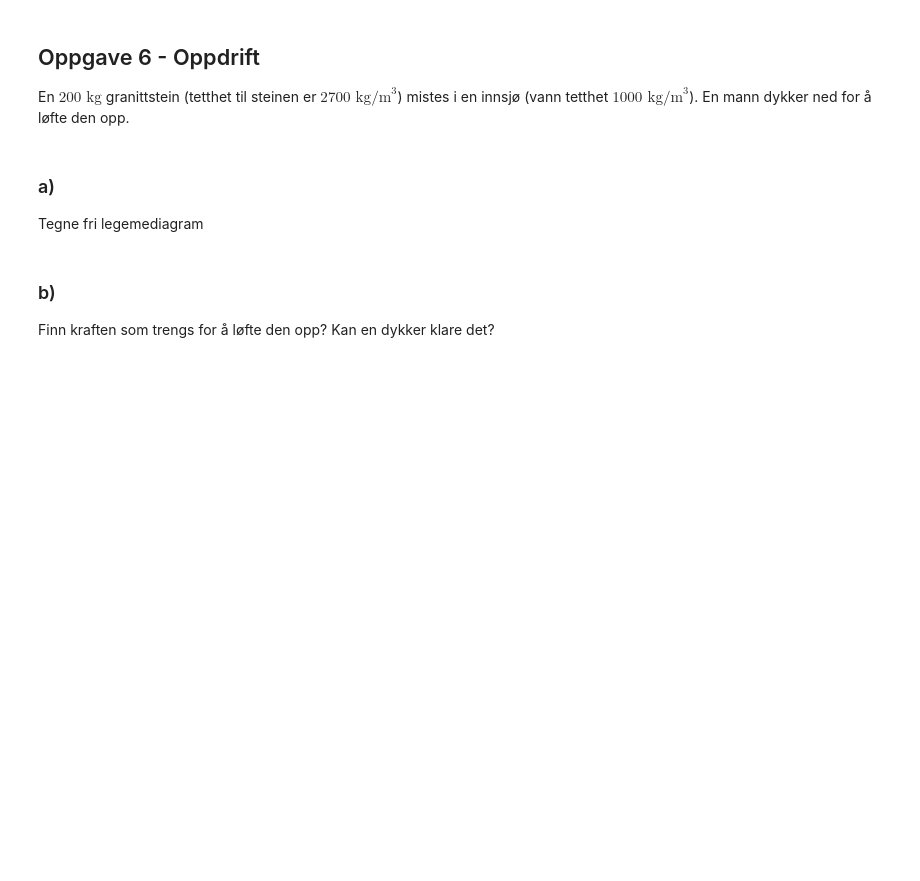
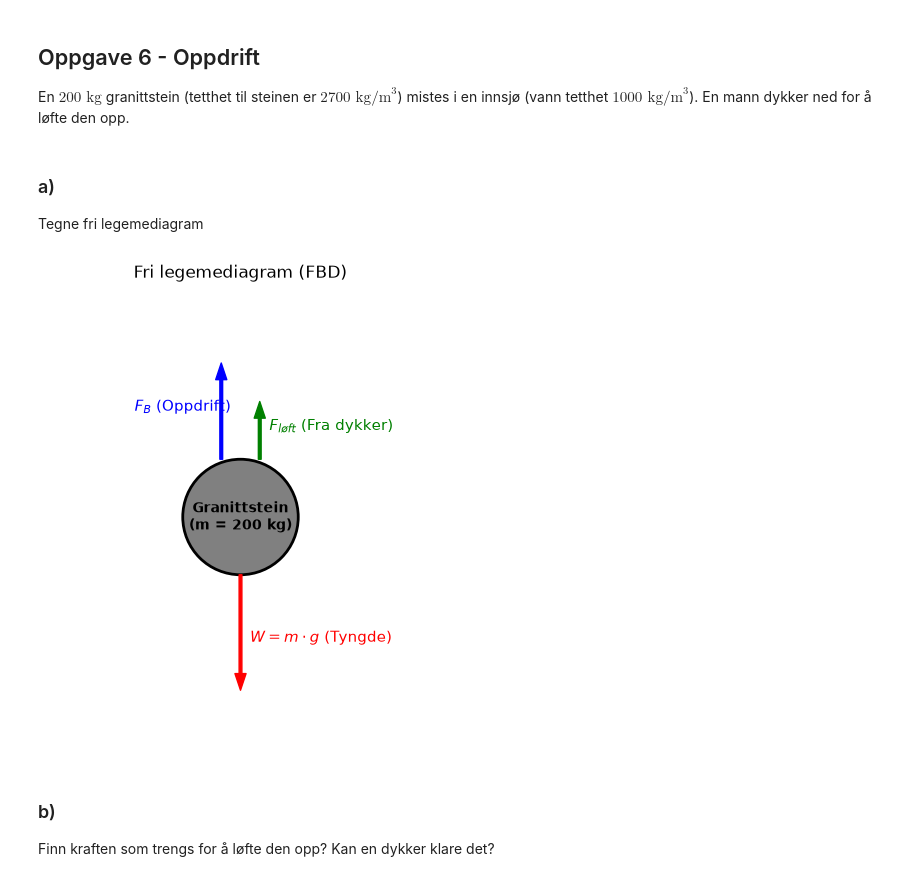
Before and after one commit to LB-Bachelor-mechanical-engineering/MAS220h2026, a Jupyter notebook: obligatory/O1/workspace/O1.ipynb, the cells around one changed output. Drawn from its saved outputs; the diff is of its cells as text; code cells hidden in the pictures; blank space fills up the shorter version.

```diff
--- a/obligatory/O1/workspace/O1.ipynb
+++ b/obligatory/O1/workspace/O1.ipynb
@@ -130,6 +411,51 @@ En $200\text{ kg}$ granittstein (tetthet til steinen er $2700\text{ kg/m}^3$) mi
 # %% [markdown]
 ### a)
 Tegne fri legemediagram
+# %%
+# Oppgave 6a - Fri legemediagram (vektorkrefter)
+
+# Et fri legemediagram for steinen under vann inneholder følgende tre vertikale krefter:
+# 1. Tyngdekraften (W = m * g) virker NEDOVER.
+# 2. Oppdrift (F_B = rho_vann * V * g) virker OPPOVER.
+# 3. Løftekaft fra dykkeren (F_løft) virker OPPOVER.
+
+# Siden systemet er i statisk likevekt ved heving uten akselerasjon, gjelder:
+# sum(F_y) = 0  =>  F_løft + F_B - W = 0
+
+import matplotlib.pyplot as plt
+
+# Visualisering av fri legemediagram
+fig, ax = plt.subplots(figsize=(5, 6))
+
+# Tegn steinen
+stone = plt.Circle((0, 0), 0.3, color='gray', ec='black', lw=2)
+ax.add_patch(stone)
+ax.text(0, 0, 'Granittstein\n(m = 200 kg)', ha='center', va='center', fontweight='bold')
+
+# Vektorer (krefter)
+# Tyngdekraft (ned)
+ax.annotate('', xy=(0, -0.9), xytext=(0, -0.3),
+            arrowprops=dict(facecolor='red', edgecolor='red', shrink=0, width=2, headwidth=8))
+ax.text(0.05, -0.65, '$W = m \cdot g$ (Tyngde)', color='red', fontsize=11)
+
+# Oppdrift (opp)
+ax.annotate('', xy=(-0.1, 0.8), xytext=(-0.1, 0.3),
+            arrowprops=dict(facecolor='blue', edgecolor='blue', shrink=0, width=2, headwidth=8))
+ax.text(-0.55, 0.55, '$F_B$ (Oppdrift)', color='blue', fontsize=11)
+
+# Løftekraft (opp)
+ax.annotate('', xy=(0.1, 0.6), xytext=(0.1, 0.3),
+            arrowprops=dict(facecolor='green', edgecolor='green', shrink=0, width=2, headwidth=8))
+ax.text(0.15, 0.45, '$F_{løft}$ (Fra dykker)', color='green', fontsize=11)
+
+ax.set_xlim(-1, 1)
+ax.set_ylim(-1.2, 1.2)
+ax.set_aspect('equal')
+ax.axis('off')
+plt.title('Fri legemediagram (FBD)')
+plt.show()
+# %% [output]
+[figure, added]
 # %% [markdown]
 ### b)
 Finn kraften som trengs for å løfte den opp? Kan en dykker klare det?
```
Also changed, not shown: parts of 11 cells of this notebook.
